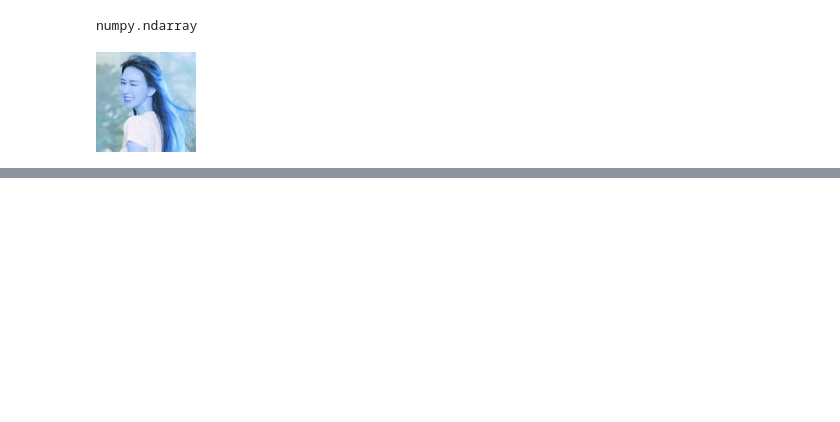
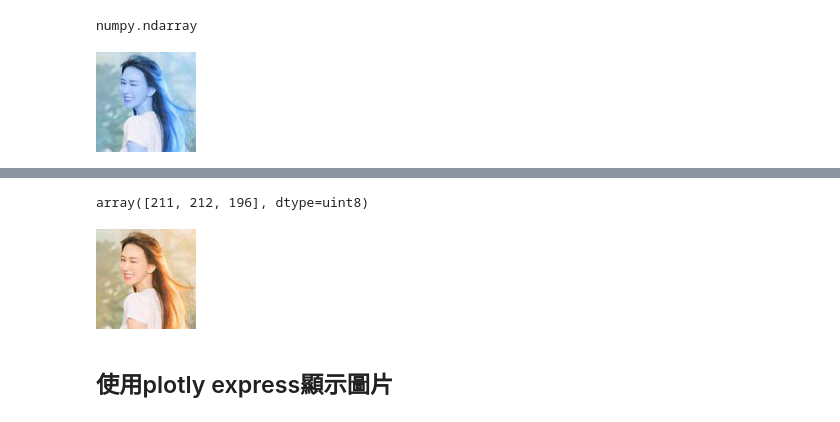
Before and after one commit to vcdemy/20230613, a Jupyter notebook: 20230613筆記.ipynb, the cells around one changed output, grey strips where cells are left out. Drawn from its saved outputs; the diff is of its cells as text; code cells hidden in the pictures; blank space fills up the shorter version.

```diff
--- a/20230613筆記.ipynb
+++ b/20230613筆記.ipynb
@@ -690,0 +705,14 @@ img2
+# %%
+img2_array = skimage.io.imread('lin01.jpg')
+# %%
+img2_array[0, 0]
+# %% [output]
+array([211, 212, 196], dtype=uint8)
+# %%
+img3 = Image.fromarray(img2_array)
+# %%
+img3
+# %% [output]
+[figure, added]
+# %% [markdown]
+## 使用plotly express顯示圖片
```
Also changed, not shown: parts of 15 cells of this notebook.
